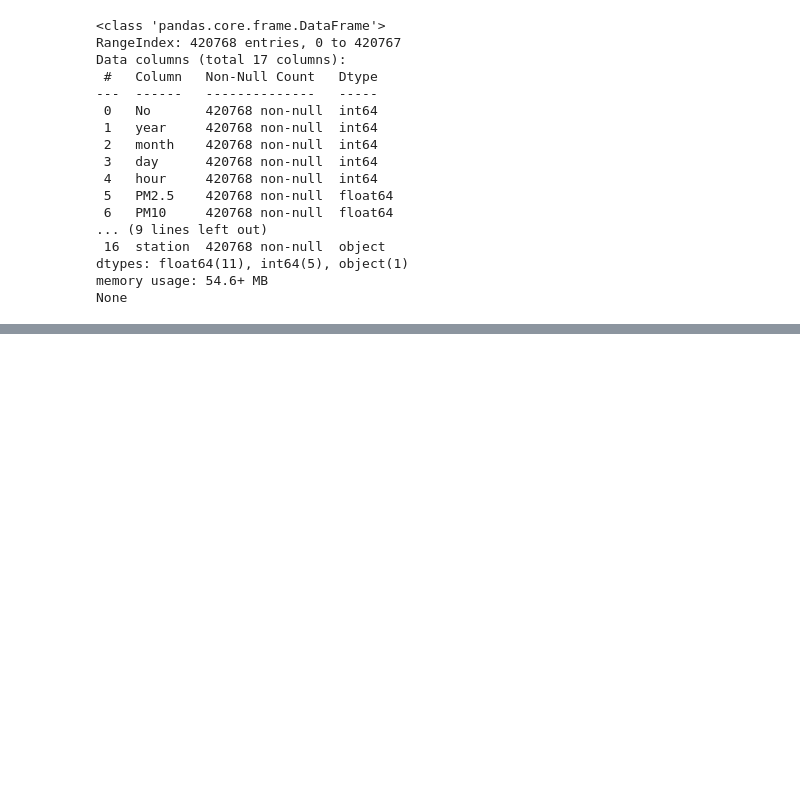
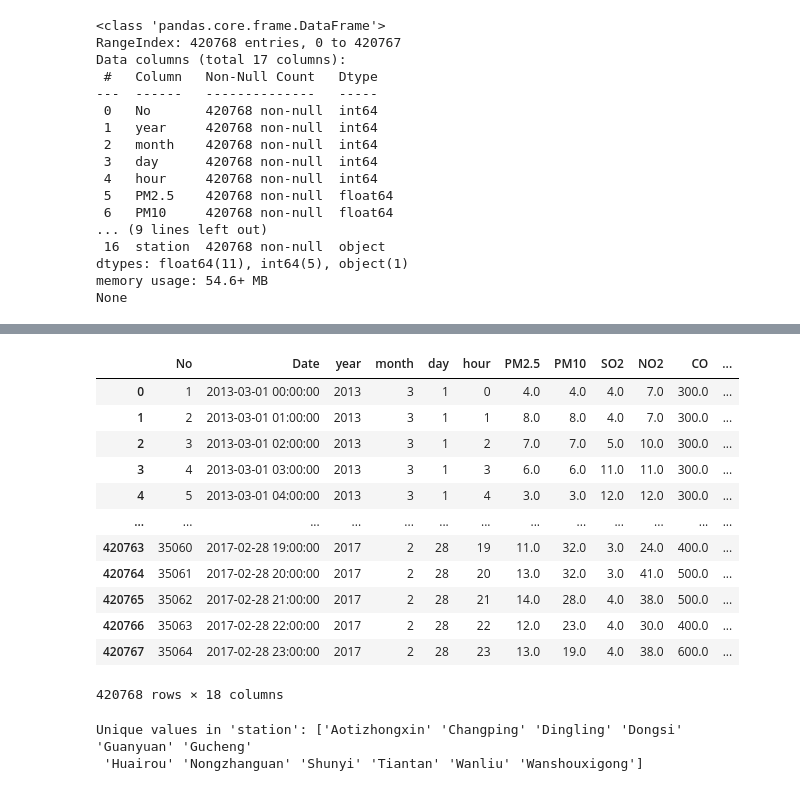
Before and after one commit to Allenstrange/CMP-Assessment, a Jupyter notebook: CMP_Project.ipynb, the cells around one changed output, grey strips where cells are left out. Cells and saved outputs as stored; diff of their text form; code cells hidden in the pictures; blank space fills up the shorter version.

```diff
--- a/CMP_Project.ipynb
+++ b/CMP_Project.ipynb
@@ -264,13 +264,3 @@ Data columns (total 17 columns):
 dtypes: float64(11), int64(5), object(1)
 memory usage: 54.6+ MB
 None
-# %%
-# Converting 'year', 'month', 'day', and 'hour' columns to datetime objects.
-df['year'] = pd.to_datetime(df['year'], format='%Y').dt.year
-df['month'] = pd.to_datetime(df['month'], format='%m').dt.month
-df['day'] = pd.to_datetime(df['day'], format='%d').dt.day
-df['hour'] = pd.to_datetime(df['hour'], format='%H').dt.hour
-
-# df['datetime'] = pd.to_datetime(df[['year', 'month', 'day', 'hour']])
-
-df.info()
@@ -294,0 +267,9 @@ memory usage: 48.2+ MB
+# %%
+# Merging year, month, day, and hour into a single datetime column
+df['Date'] = pd.to_datetime(df[['year', 'month', 'day', 'hour']], format ='mixed')
+
+
+#df.drop(columns=['year', 'month', 'day', 'hour'], inplace=True)
+
+
+df.head()
@@ -294,0 +283,31 @@ memory usage: 48.2+ MB
+# %%
+# Reordering the columns to place 'datetime' after 'No'
+columns = df.columns.tolist()
+columns.insert(1, columns.pop(columns.index('Date')))
+df = df[columns]
+
+df
+# %% [output]
+|  | No | Date | year | month | day | hour | PM2.5 | PM10 | SO2 | NO2 | CO | ... |
+| 0 | 1 | 2013-03-01 00:00:00 | 2013 | 3 | 1 | 0 | 4.0 | 4.0 | 4.0 | 7.0 | 300.0 | ... |
+| 1 | 2 | 2013-03-01 01:00:00 | 2013 | 3 | 1 | 1 | 8.0 | 8.0 | 4.0 | 7.0 | 300.0 | ... |
+| 2 | 3 | 2013-03-01 02:00:00 | 2013 | 3 | 1 | 2 | 7.0 | 7.0 | 5.0 | 10.0 | 300.0 | ... |
+| 3 | 4 | 2013-03-01 03:00:00 | 2013 | 3 | 1 | 3 | 6.0 | 6.0 | 11.0 | 11.0 | 300.0 | ... |
+| 4 | 5 | 2013-03-01 04:00:00 | 2013 | 3 | 1 | 4 | 3.0 | 3.0 | 12.0 | 12.0 | 300.0 | ... |
+| ... | ... | ... | ... | ... | ... | ... | ... | ... | ... | ... | ... | ... |
+| 420763 | 35060 | 2017-02-28 19:00:00 | 2017 | 2 | 28 | 19 | 11.0 | 32.0 | 3.0 | 24.0 | 400.0 | ... |
+| 420764 | 35061 | 2017-02-28 20:00:00 | 2017 | 2 | 28 | 20 | 13.0 | 32.0 | 3.0 | 41.0 | 500.0 | ... |
+| 420765 | 35062 | 2017-02-28 21:00:00 | 2017 | 2 | 28 | 21 | 14.0 | 28.0 | 4.0 | 38.0 | 500.0 | ... |
+| 420766 | 35063 | 2017-02-28 22:00:00 | 2017 | 2 | 28 | 22 | 12.0 | 23.0 | 4.0 | 30.0 | 400.0 | ... |
+| 420767 | 35064 | 2017-02-28 23:00:00 | 2017 | 2 | 28 | 23 | 13.0 | 19.0 | 4.0 | 38.0 | 600.0 | ... |
+420768 rows × 18 columns
+# %%
+# Display unique values for categorical columns
+
+unique_station = df['station'].unique()
+
+
+print("Unique values in 'station':", unique_station)
+# %% [output]
+Unique values in 'station': ['Aotizhongxin' 'Changping' 'Dingling' 'Dongsi' 'Guanyuan' 'Gucheng'
+ 'Huairou' 'Nongzhanguan' 'Shunyi' 'Tiantan' 'Wanliu' 'Wanshouxigong']
```
Also changed, not shown: parts of 6 cells of this notebook.
